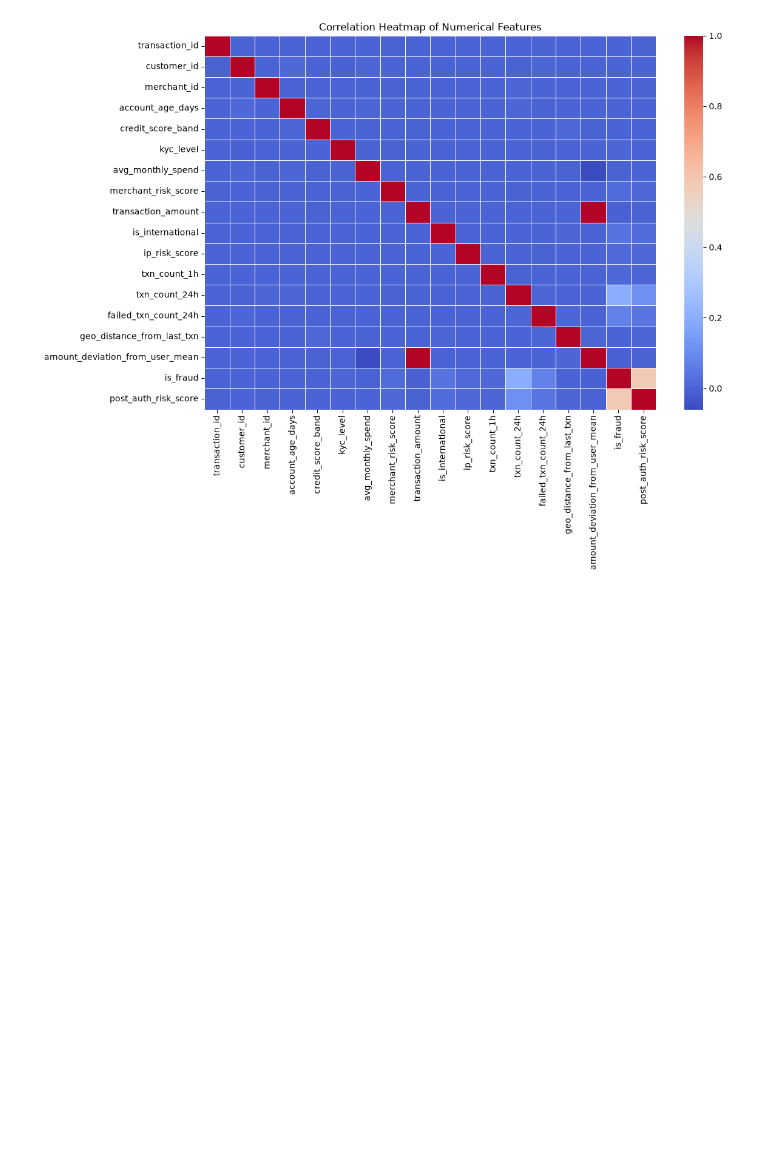
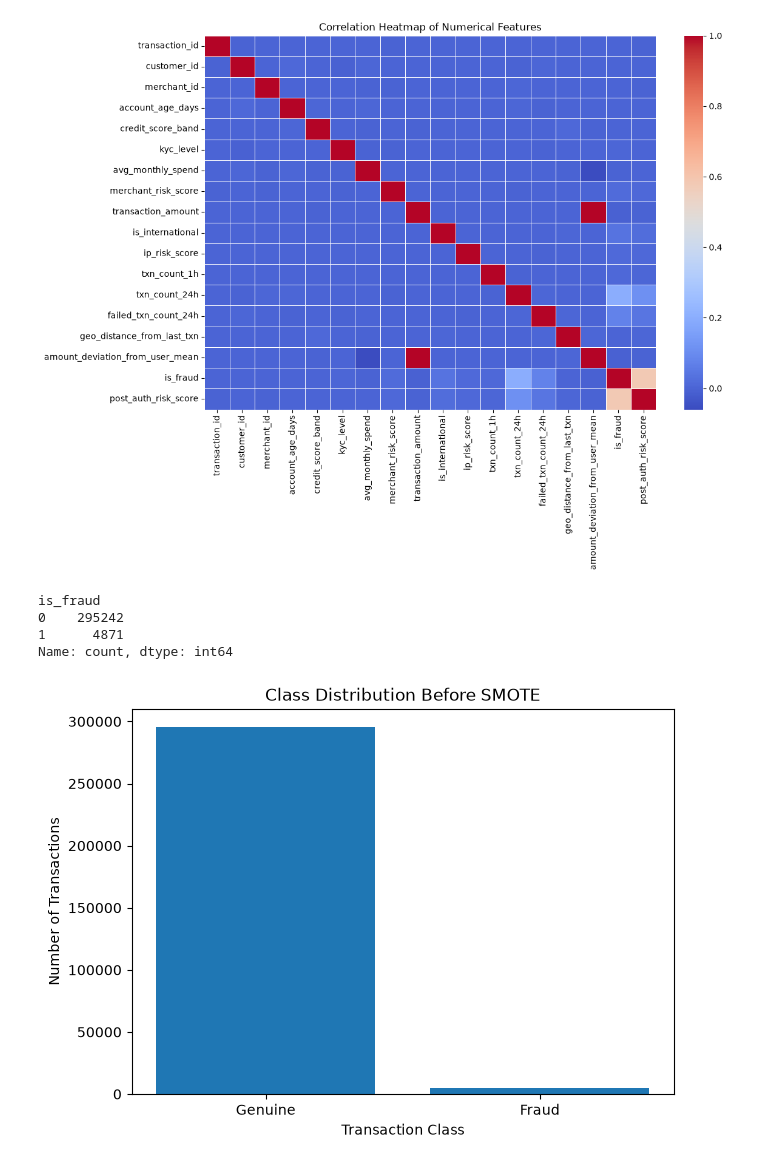
Before and after one commit to sohu9/zero-day-fraud-detection, a Jupyter notebook: 01_data_exploration.ipynb, the cells around one changed output. Drawn from its saved outputs; the diff is of its cells as text; code cells hidden in the pictures; blank space fills up the shorter version.

Commit message:
Update data exploration with SMOTE analysis

```diff
--- a/01_data_exploration.ipynb
+++ b/01_data_exploration.ipynb
@@ -224,3 +224,30 @@ plt.title('Correlation Heatmap of Numerical Features')
 plt.show()
 # %% [output]
 [figure]
+# %%
+import pandas as pd
+
+train_df = pd.read_csv("data/transactions_train.csv")
+
+print(train_df["is_fraud"].value_counts())
+# %% [output]
+is_fraud
+0    295242
+1      4871
+Name: count, dtype: int64
+# %%
+import matplotlib.pyplot as plt
+
+labels = ["Genuine", "Fraud"]
+values = [295242, 4871]
+
+plt.figure(figsize=(7, 5))
+plt.bar(labels, values)
+
+plt.title("Class Distribution Before SMOTE")
+plt.xlabel("Transaction Class")
+plt.ylabel("Number of Transactions")
+
+plt.show()
+# %% [output]
+[figure, added]
```
Also changed, not shown: parts of 3 cells of this notebook.
